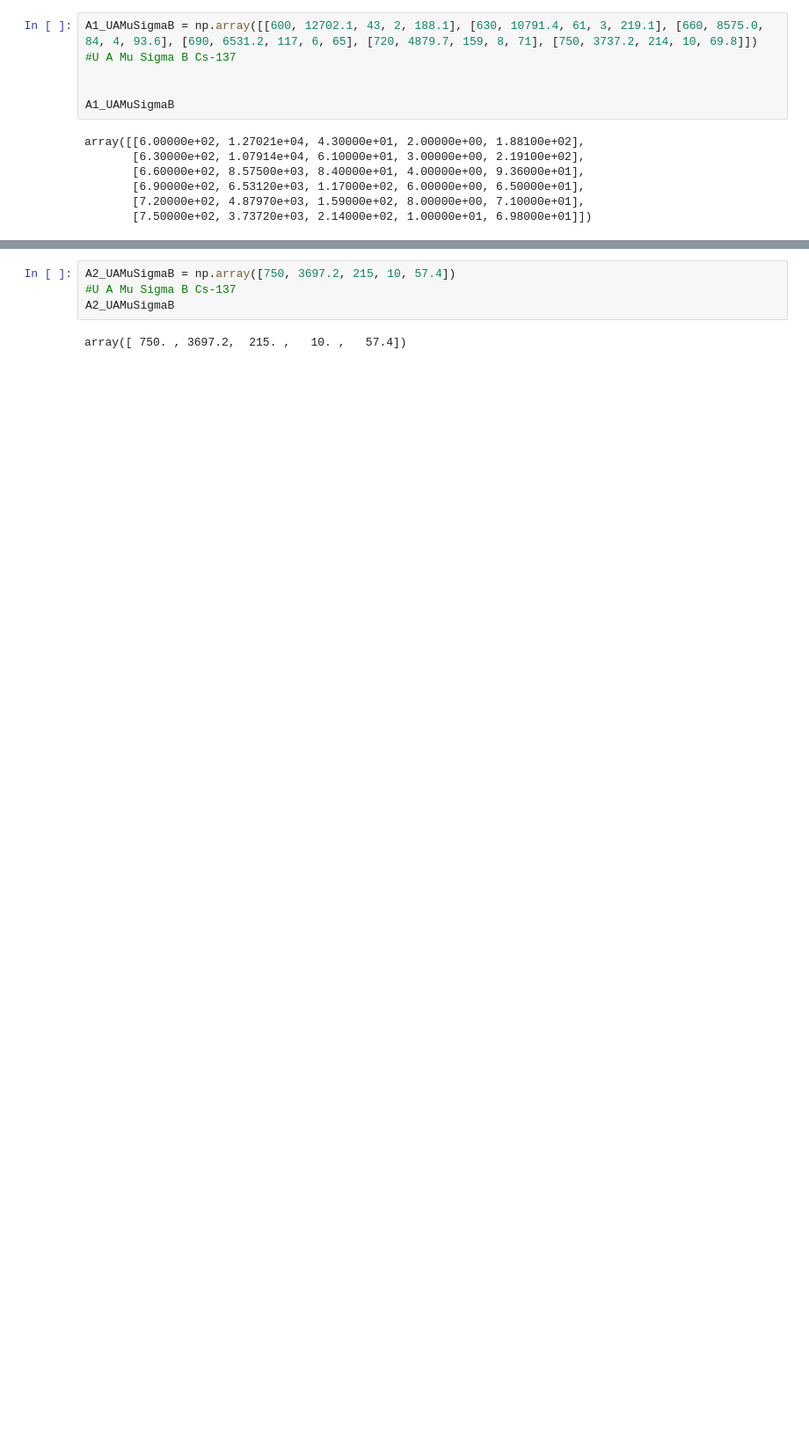
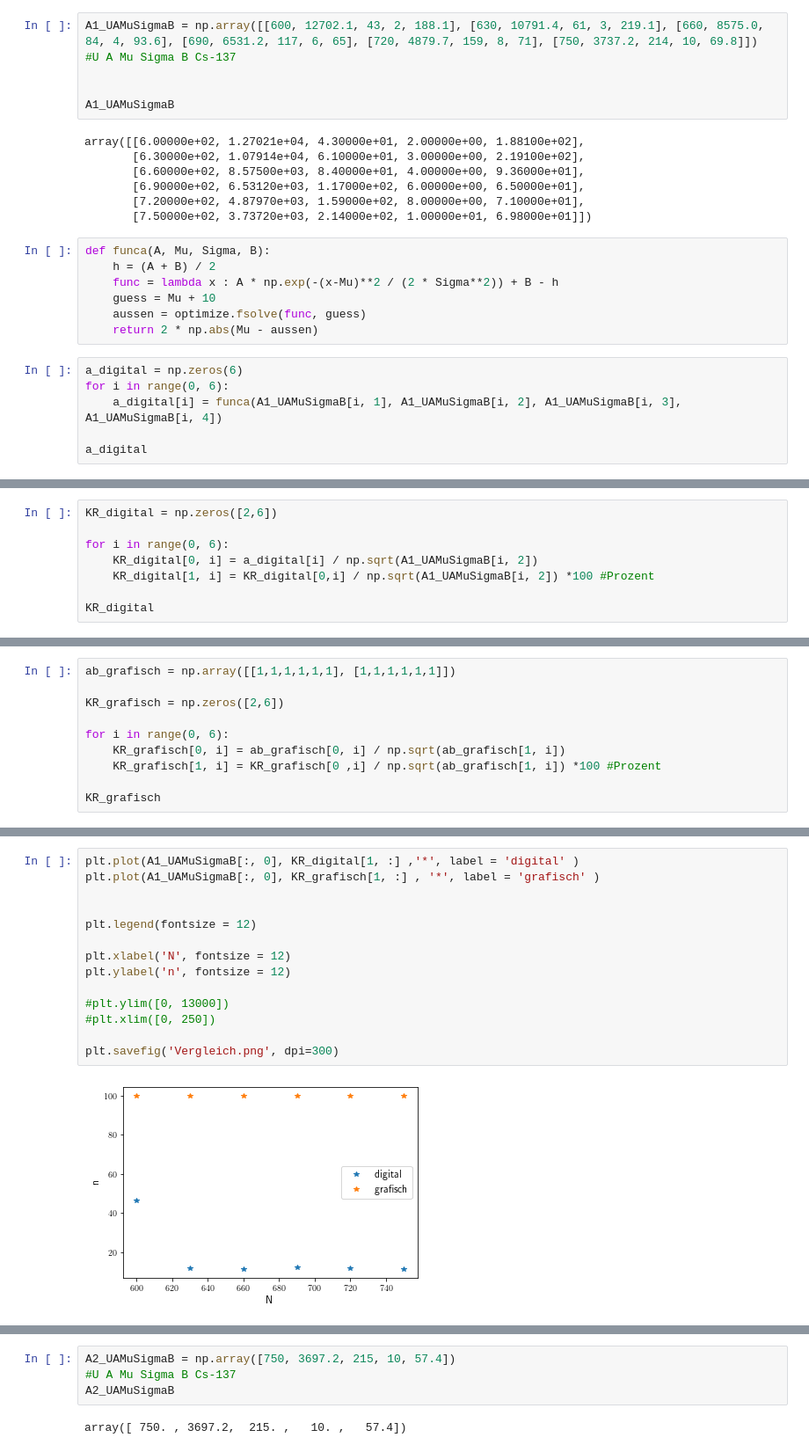
Before and after one commit to lxcrxm/Praktikum_V3, a Jupyter notebook: V3.ipynb, the cells around one changed output, grey strips where cells are left out. Shown: that part at 88% size. Saved outputs shown, nothing was run; the diff lists cells and outputs as text; blank space fills up the shorter version.

```diff
--- a/V3.ipynb
+++ b/V3.ipynb
@@ -33,3 +35,16 @@ array([[6.00000e+02, 1.27021e+04, 4.30000e+01, 2.00000e+00, 1.88100e+02],
        [6.90000e+02, 6.53120e+03, 1.17000e+02, 6.00000e+00, 6.50000e+01],
        [7.20000e+02, 4.87970e+03, 1.59000e+02, 8.00000e+00, 7.10000e+01],
        [7.50000e+02, 3.73720e+03, 2.14000e+02, 1.00000e+01, 6.98000e+01]])
+# %%
+def funca(A, Mu, Sigma, B):
+    h = (A + B) / 2
+    func = lambda x : A * np.exp(-(x-Mu)**2 / (2 * Sigma**2)) + B - h
+    guess = Mu + 10
+    aussen = optimize.fsolve(func, guess)
+    return 2 * np.abs(Mu - aussen)
+# %%
+a_digital = np.zeros(6)
+for i in range(0, 6):
+    a_digital[i] = funca(A1_UAMuSigmaB[i, 1], A1_UAMuSigmaB[i, 2], A1_UAMuSigmaB[i, 3], A1_UAMuSigmaB[i, 4])
+
+a_digital
@@ -35,0 +76,8 @@ array([[6.00000e+02, 1.27021e+04, 4.30000e+01, 2.00000e+00, 1.88100e+02],
+# %%
+KR_digital = np.zeros([2,6])
+
+for i in range(0, 6):
+    KR_digital[0, i] = a_digital[i] / np.sqrt(A1_UAMuSigmaB[i, 2])
+    KR_digital[1, i] = KR_digital[0,i] / np.sqrt(A1_UAMuSigmaB[i, 2]) *100 #Prozent
+
+KR_digital
@@ -35,0 +91,10 @@ array([[6.00000e+02, 1.27021e+04, 4.30000e+01, 2.00000e+00, 1.88100e+02],
+# %%
+ab_grafisch = np.array([[1,1,1,1,1,1], [1,1,1,1,1,1]])
+
+KR_grafisch = np.zeros([2,6])
+
+for i in range(0, 6):
+    KR_grafisch[0, i] = ab_grafisch[0, i] / np.sqrt(ab_grafisch[1, i])
+    KR_grafisch[1, i] = KR_grafisch[0 ,i] / np.sqrt(ab_grafisch[1, i]) *100 #Prozent
+
+KR_grafisch
@@ -36 +106,17 @@ array([[6.00000e+02, 1.27021e+04, 4.30000e+01, 2.00000e+00, 1.88100e+02],
+# %%
+plt.plot(A1_UAMuSigmaB[:, 0], KR_digital[1, :] ,'*', label = 'digital' )
+plt.plot(A1_UAMuSigmaB[:, 0], KR_grafisch[1, :] , '*', label = 'grafisch' )
+
+
+plt.legend(fontsize = 12)
+
+plt.xlabel('N', fontsize = 12)
+plt.ylabel('n', fontsize = 12)
+
+#plt.ylim([0, 13000])
+#plt.xlim([0, 250])
+
+plt.savefig('Vergleich.png', dpi=300)
+# %% [output]
+[figure, added]
 # %% [markdown]
```
Also changed, not shown: parts of 13 cells of this notebook.
